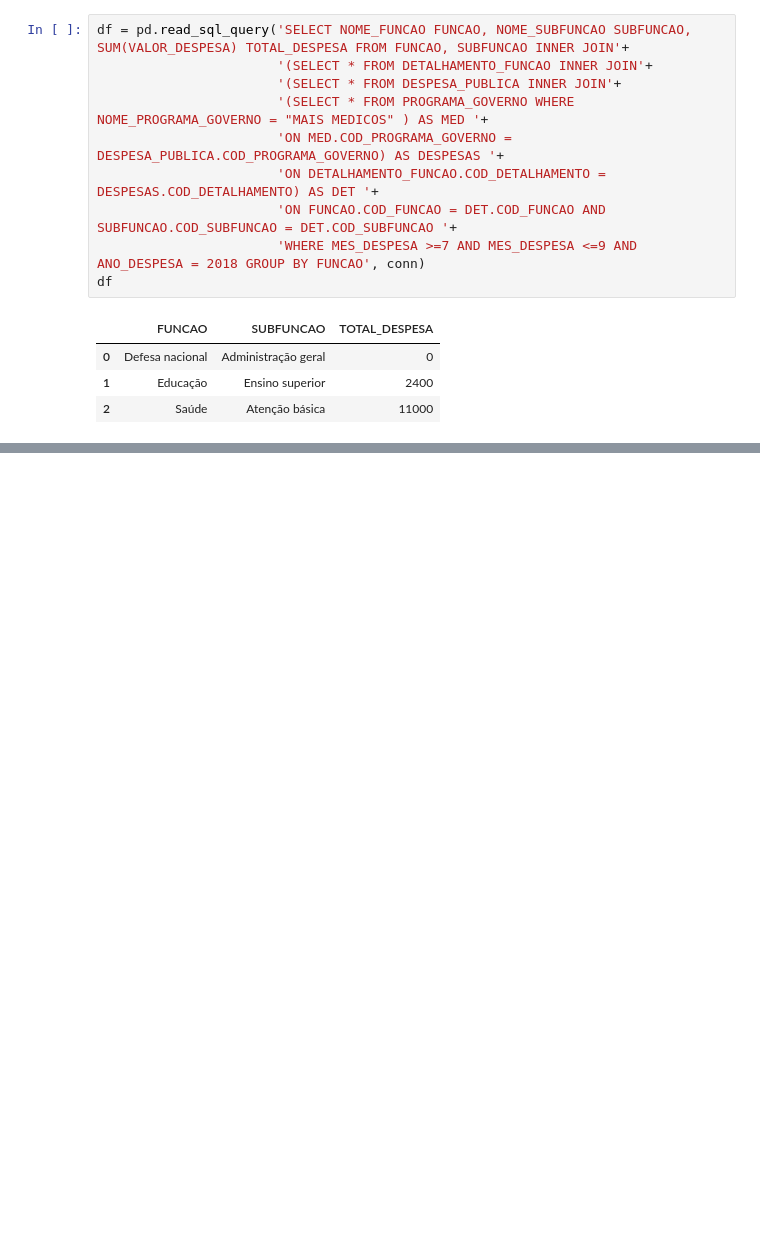
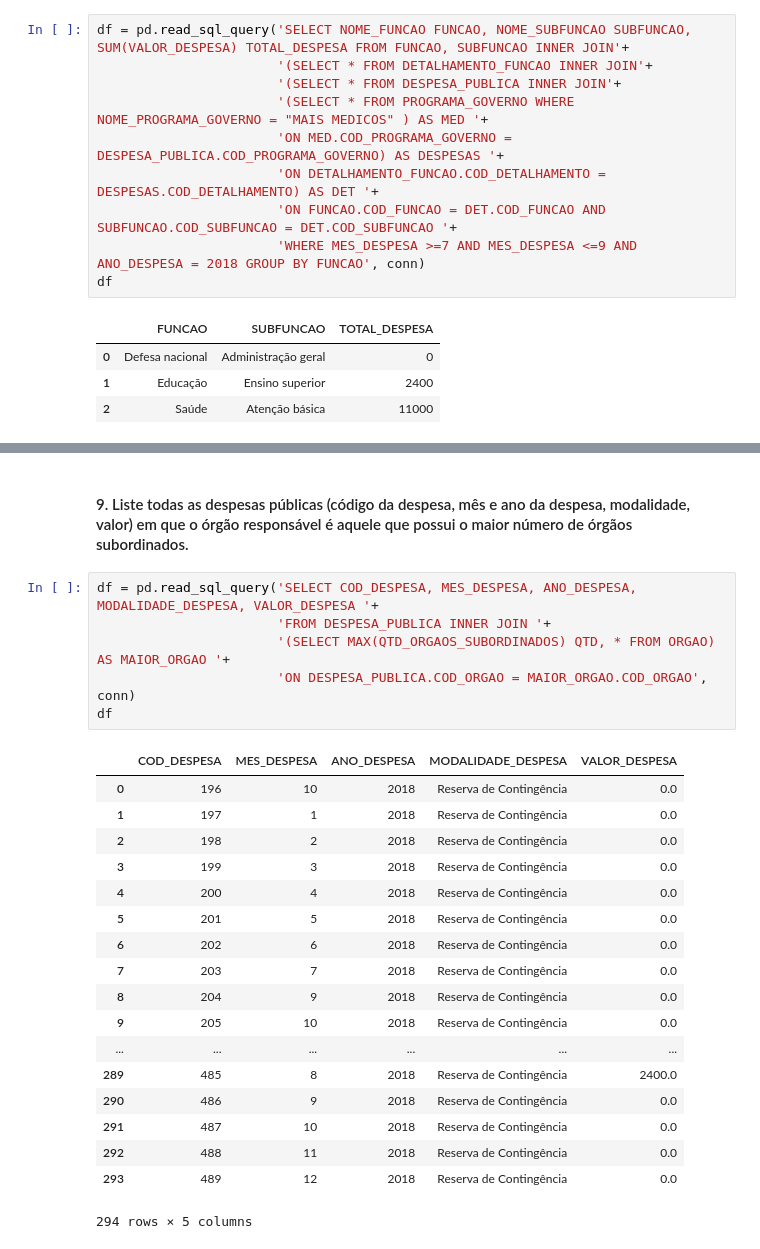
Before and after one commit to gabrielspires/IBD-TP1, a Jupyter notebook: 2014106384.ipynb, the cells around one changed output, grey strips where cells are left out. Drawn from its saved outputs; the diff is of its cells as text; blank space fills up the shorter version.

```diff
--- a/2014106384.ipynb
+++ b/2014106384.ipynb
@@ -112,0 +127,27 @@ df
+# %% [markdown]
+#### 9. Liste todas as despesas públicas (código da despesa, mês e ano da despesa, modalidade, valor) em que o órgão responsável é aquele que possui o maior número de órgãos subordinados.
+# %%
+df = pd.read_sql_query('SELECT COD_DESPESA, MES_DESPESA, ANO_DESPESA, MODALIDADE_DESPESA, VALOR_DESPESA '+
+                       'FROM DESPESA_PUBLICA INNER JOIN '+
+                       '(SELECT MAX(QTD_ORGAOS_SUBORDINADOS) QTD, * FROM ORGAO) AS MAIOR_ORGAO '+
+                       'ON DESPESA_PUBLICA.COD_ORGAO = MAIOR_ORGAO.COD_ORGAO', conn)
+df
+# %% [output]
+|  | COD_DESPESA | MES_DESPESA | ANO_DESPESA | MODALIDADE_DESPESA | VALOR_DESPESA |
+| 0 | 196 | 10 | 2018 | Reserva de Contingência | 0.0 |
+| 1 | 197 | 1 | 2018 | Reserva de Contingência | 0.0 |
+| 2 | 198 | 2 | 2018 | Reserva de Contingência | 0.0 |
+| 3 | 199 | 3 | 2018 | Reserva de Contingência | 0.0 |
+| 4 | 200 | 4 | 2018 | Reserva de Contingência | 0.0 |
+| 5 | 201 | 5 | 2018 | Reserva de Contingência | 0.0 |
+| 6 | 202 | 6 | 2018 | Reserva de Contingência | 0.0 |
+| 7 | 203 | 7 | 2018 | Reserva de Contingência | 0.0 |
+| 8 | 204 | 9 | 2018 | Reserva de Contingência | 0.0 |
+| 9 | 205 | 10 | 2018 | Reserva de Contingência | 0.0 |
+| ... | ... | ... | ... | ... | ... |
+| 289 | 485 | 8 | 2018 | Reserva de Contingência | 2400.0 |
+| 290 | 486 | 9 | 2018 | Reserva de Contingência | 0.0 |
+| 291 | 487 | 10 | 2018 | Reserva de Contingência | 0.0 |
+| 292 | 488 | 11 | 2018 | Reserva de Contingência | 0.0 |
+| 293 | 489 | 12 | 2018 | Reserva de Contingência | 0.0 |
+294 rows × 5 columns
```
Also changed, not shown: parts of 3 cells of this notebook, 1 other file.
